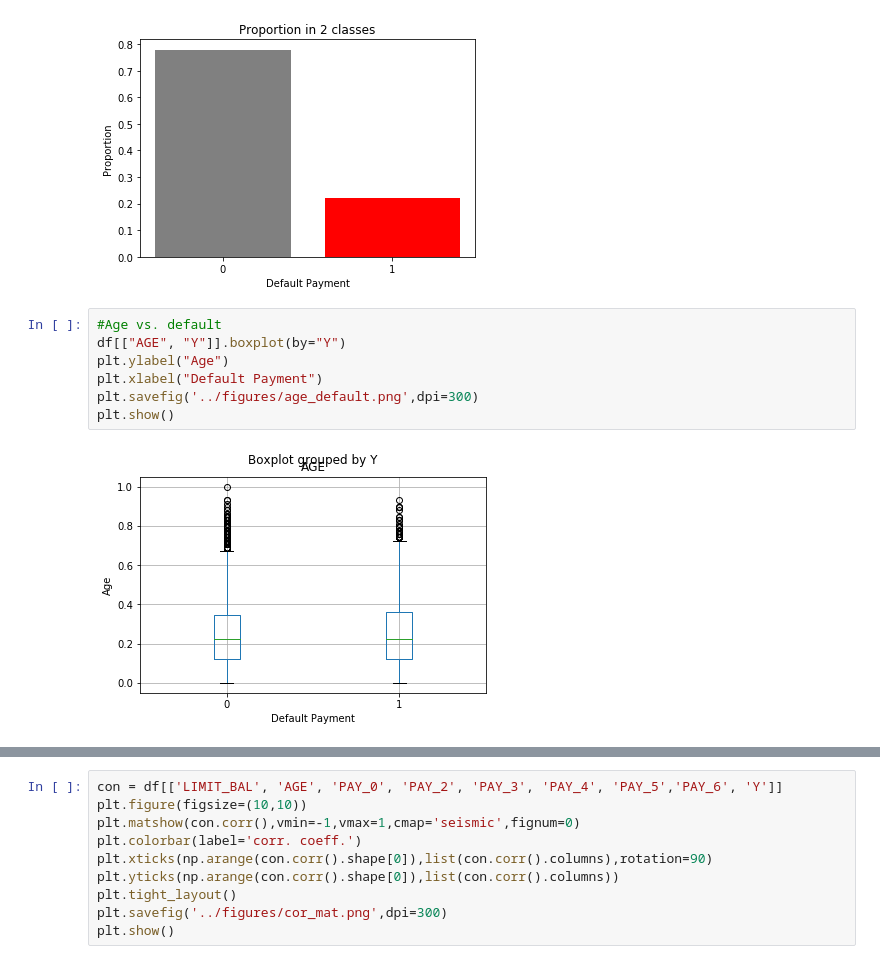
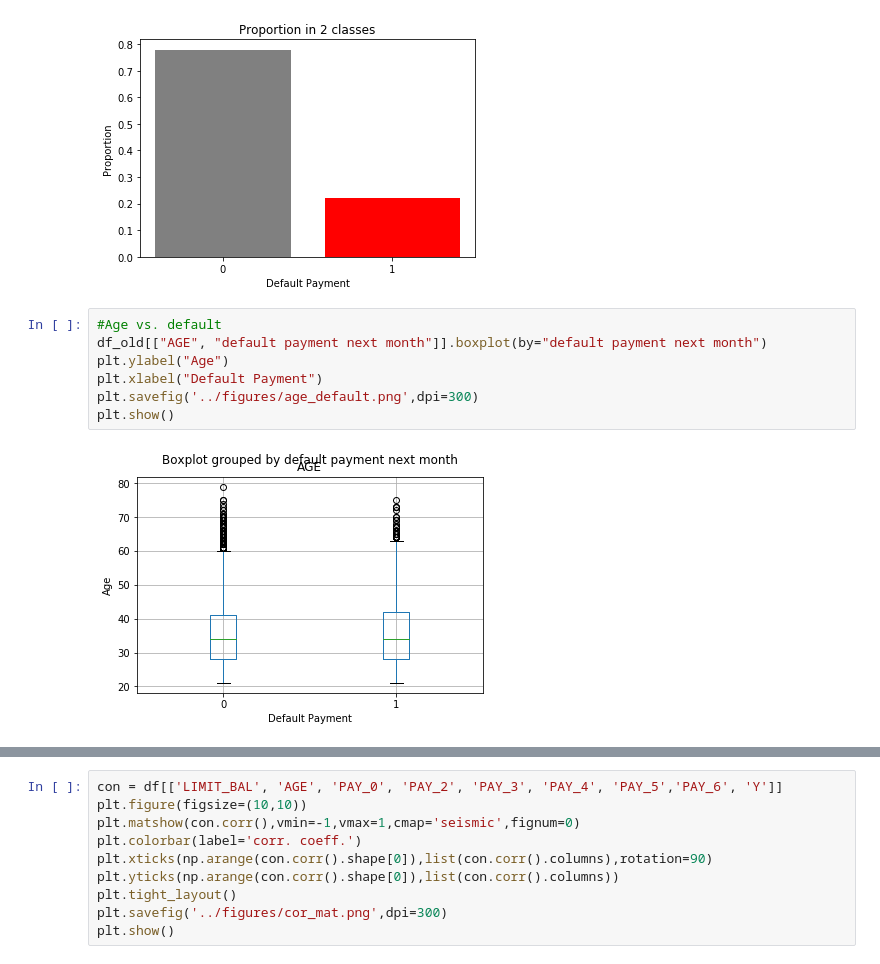
Before and after one commit to yahowang/Default-of-Credit-Card-Clients-Prediction, a Jupyter notebook: src/eda.ipynb, the cells around one changed output, grey strips where cells are left out. Saved outputs shown, nothing was run; the diff lists cells and outputs as text.

```diff
--- a/src/eda.ipynb
+++ b/src/eda.ipynb
@@ -70,12 +70,12 @@ plt.show()
 [figure]
 # %%
 #Age vs. default
-df[["AGE", "Y"]].boxplot(by="Y")
+df_old[["AGE", "default payment next month"]].boxplot(by="default payment next month")
 plt.ylabel("Age")
 plt.xlabel("Default Payment")
 plt.savefig('../figures/age_default.png',dpi=300)
 plt.show()
 # %% [output]
-[figure, old version]
+[figure, new version]
 # %%
 categories = df['Y'].unique()
```
Also changed, not shown: parts of 1 cell of this notebook, 2 other files.
